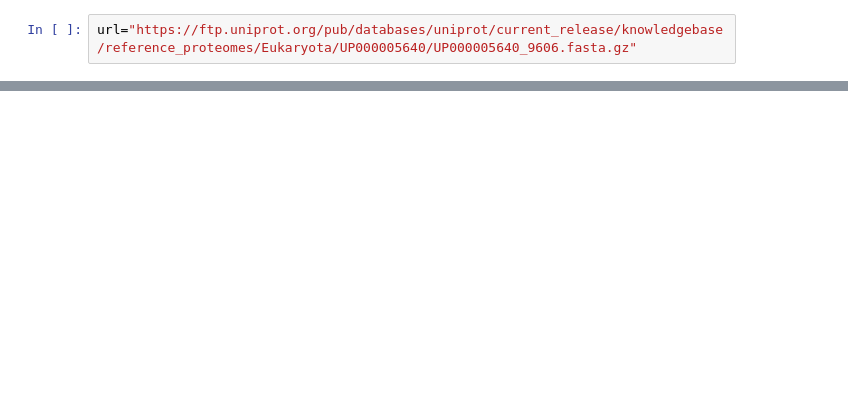
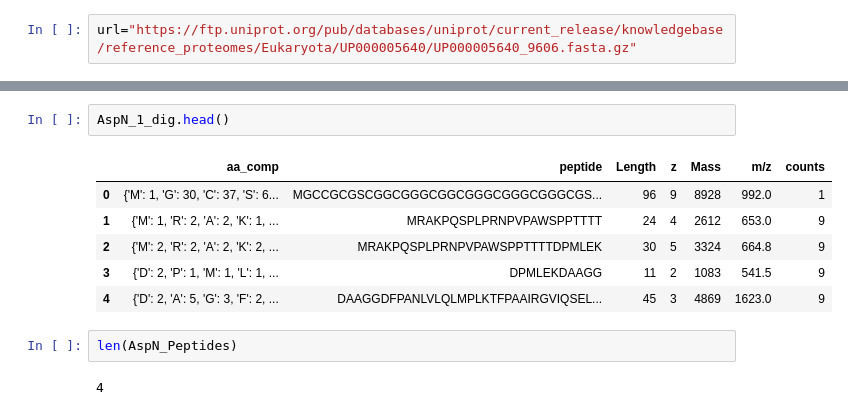
Before and after one commit to TTCooper-PhD/Limited_Proteolysis_Hive, a Jupyter notebook: HeLa/Unfractioned_Tryp_AspN_GluC/HeLa_1vs18hr_Shotgun.ipynb, the cells around one changed output, grey strips where cells are left out. Cells and saved outputs as stored; diff of their text form; blank space fills up the shorter version.

```diff
--- a/HeLa/Unfractioned_Tryp_AspN_GluC/HeLa_1vs18hr_Shotgun.ipynb
+++ b/HeLa/Unfractioned_Tryp_AspN_GluC/HeLa_1vs18hr_Shotgun.ipynb
@@ -21,0 +242,13 @@ Menu
+# %%
+AspN_1_dig.head()
+# %% [output]
+|  | aa_comp | peptide | Length | z | Mass | m/z | counts |
+| 0 | {'M': 1, 'G': 30, 'C': 37, 'S': 6... | MGCCGCGSCGGCGGGCGGCGGGCGGGCGGGCGS... | 96 | 9 | 8928 | 992.0 | 1 |
+| 1 | {'M': 1, 'R': 2, 'A': 2, 'K': 1, ... | MRAKPQSPLPRNPVPAWSPPTTTT | 24 | 4 | 2612 | 653.0 | 9 |
+| 2 | {'M': 2, 'R': 2, 'A': 2, 'K': 2, ... | MRAKPQSPLPRNPVPAWSPPTTTTDPMLEK | 30 | 5 | 3324 | 664.8 | 9 |
+| 3 | {'D': 2, 'P': 1, 'M': 1, 'L': 1, ... | DPMLEKDAAGG | 11 | 2 | 1083 | 541.5 | 9 |
+| 4 | {'D': 2, 'A': 5, 'G': 3, 'F': 2, ... | DAAGGDFPANLVLQLMPLKTFPAAIRGVIQSEL... | 45 | 3 | 4869 | 1623.0 | 9 |
+# %%
+len(AspN_Peptides)
+# %% [output]
+4
```
Also changed, not shown: parts of 34 cells of this notebook, 2 other files.
